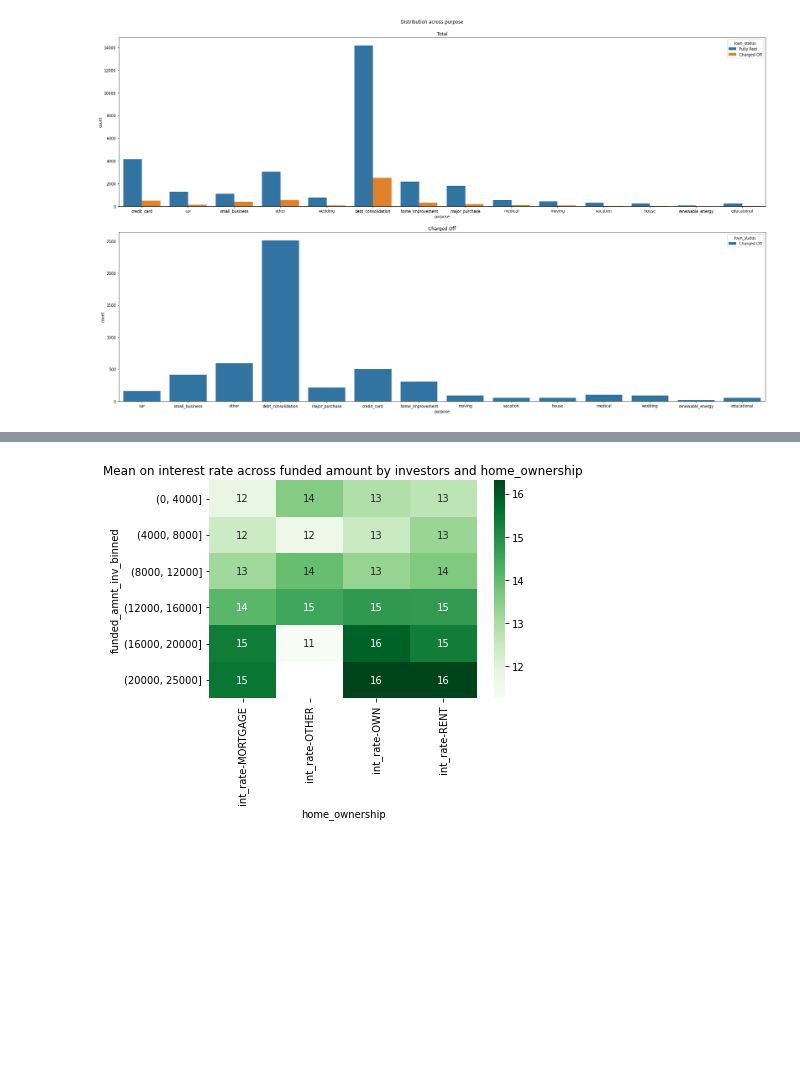
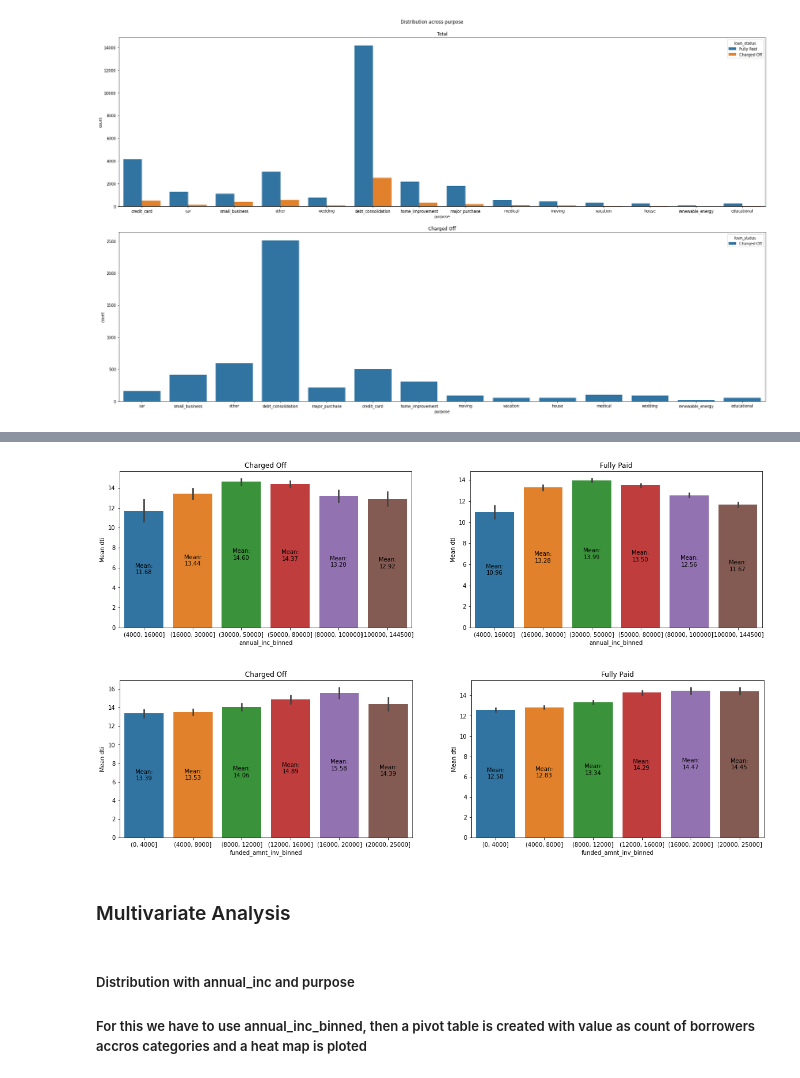
Before and after one commit to vighu0710/LendingClubCaseStudy, a Jupyter notebook: Lending Club Case Study.ipynb, the cells around one changed output, grey strips where cells are left out. Drawn from its saved outputs; the diff is of its cells as text; code cells hidden in the pictures; blank space fills up the shorter version.

```diff
--- a/Lending Club Case Study.ipynb
+++ b/Lending Club Case Study.ipynb
@@ -1109,14 +946,54 @@ plt.show()
-# %%
-# With mean interest rate
-pivotDf_int_rate_mean = pd.pivot_table(data=chargedOffLoanDF,index=["funded_amnt_inv_binned"],columns=["home_ownership"],values=["int_rate"],aggfunc='mean')
-s = sns.heatmap(pivotDf_int_rate_mean,cmap="Greens",annot=True)
-s.set_xlabel("home_ownership")
-s.set_title("Mean on interest rate across funded amount by investors and home_ownership")
-plt.show()
-
-#Observation
-
-# As the fund amount increases we see a increase in interest rate this could be a reason
-# to make borrowers defaulters in these segment
-# %% [output]
-[figure, removed]
+# %%
+# Annual inc and dti
+fig,ax = plt.subplots(1,2,figsize=(20,5))
+s = sns.barplot(chargedOffLoanDF["annual_inc_binned"],chargedOffLoanDF["dti"],ax=ax[0])
+s.set_title("Charged Off")
+
+ax[0].bar_label(ax[0].containers[-1], fmt='Mean:\n%.2f', label_type='center')
+ax[0].set(ylabel='Mean dti')
+
+s = sns.barplot(PaidLoanDF["annual_inc_binned"],PaidLoanDF["dti"],ax=ax[1])
+
+ax[1].bar_label(ax[1].containers[-1], fmt='Mean:\n%.2f', label_type='center')
+ax[1].set(ylabel='Mean dti')
+
+s.set_title("Fully Paid")
+plt.show()
+
+#Observation
+
+# In general when we compare b/w fully paid and charged off the dti is more by 1-2(%) in each income category.
+# With this we could provide an upper limit for dti in each income category more than that would be considered
+# risky
+# %% [output]
+[figure, added]
+# %%
+# Funded amount by investor and dti
+fig,ax = plt.subplots(1,2,figsize=(20,5))
+s = sns.barplot(chargedOffLoanDF["funded_amnt_inv_binned"],chargedOffLoanDF["dti"],ax=ax[0])
+s.set_title("Charged Off")
+
+ax[0].bar_label(ax[0].containers[-1], fmt='Mean:\n%.2f', label_type='center')
+ax[0].set(ylabel='Mean dti')
+
+s = sns.barplot(PaidLoanDF["funded_amnt_inv_binned"],PaidLoanDF["dti"],ax=ax[1])
+
+ax[1].bar_label(ax[1].containers[-1], fmt='Mean:\n%.2f', label_type='center')
+ax[1].set(ylabel='Mean dti')
+
+s.set_title("Fully Paid")
+plt.show()
+
+# Observation
+
+# In general when we compare b/w fully paid and charged off the dti is more by 1-2(%)
+# in each funded amount invested category.
+# With this we could provide an upper limit for dti in each income category more than that would be considered
+# risky
+# %% [output]
+[figure, added]
+# %% [markdown]
+### Multivariate Analysis
+# %% [markdown]
+##### Distribution with annual_inc and purpose
+##### For this we have to use annual_inc_binned, then a pivot table is created with value as count of borrowers accros categories and a heat map is ploted
```
Also changed, not shown: parts of 83 cells of this notebook.
